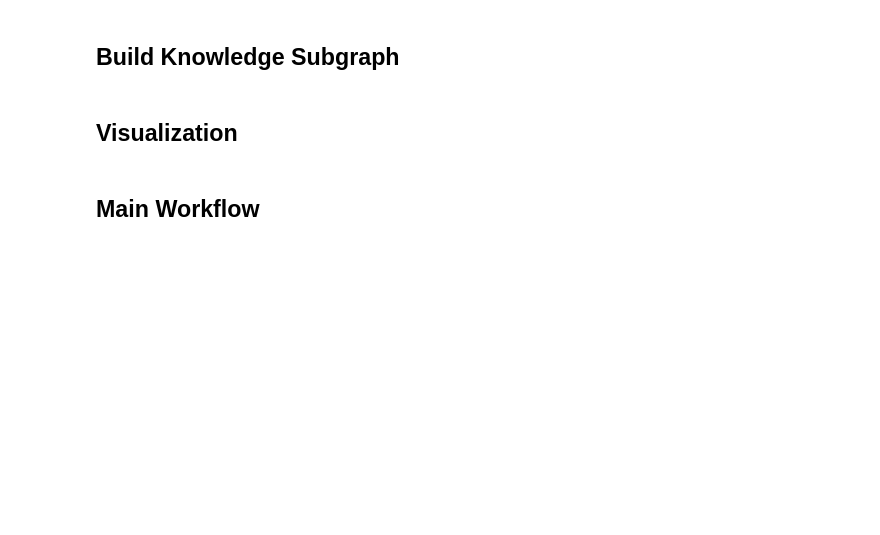
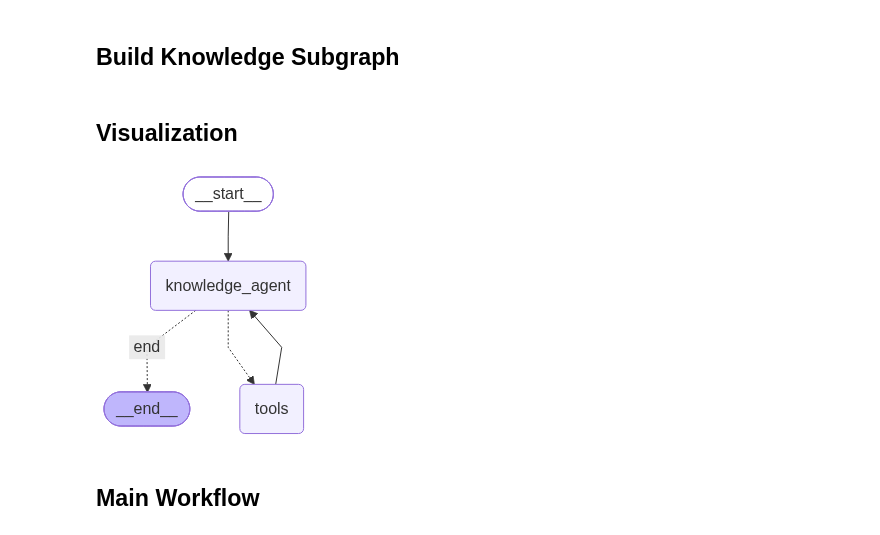
Before and after one commit to nika19du/LangGraph-Agent-Workflows, a Jupyter notebook: Multi_Agent_AI_Developer_Assistant.ipynb, the cells around one changed output. Drawn from its saved outputs; the diff is of its cells as text; code cells hidden in the pictures; blank space fills up the shorter version.

```diff
--- a/Multi_Agent_AI_Developer_Assistant.ipynb
+++ b/Multi_Agent_AI_Developer_Assistant.ipynb
@@ -766,10 +924,9 @@ knowledge_subgraph = knowledge_builder.compile()
 # %% [markdown]
 ## Visualization
 # %%
-display_graph(
-    knowledge_subgraph,
-    Path("knowledge_subgraph.png")
-)
+display_graph(knowledge_subgraph,Path("knowledge_subgraph.png"))
+# %% [output]
+[figure, added]
 # %% [markdown]
 ## Main Workflow
 # %% [markdown]
```
Also changed, not shown: parts of 40 cells of this notebook.
